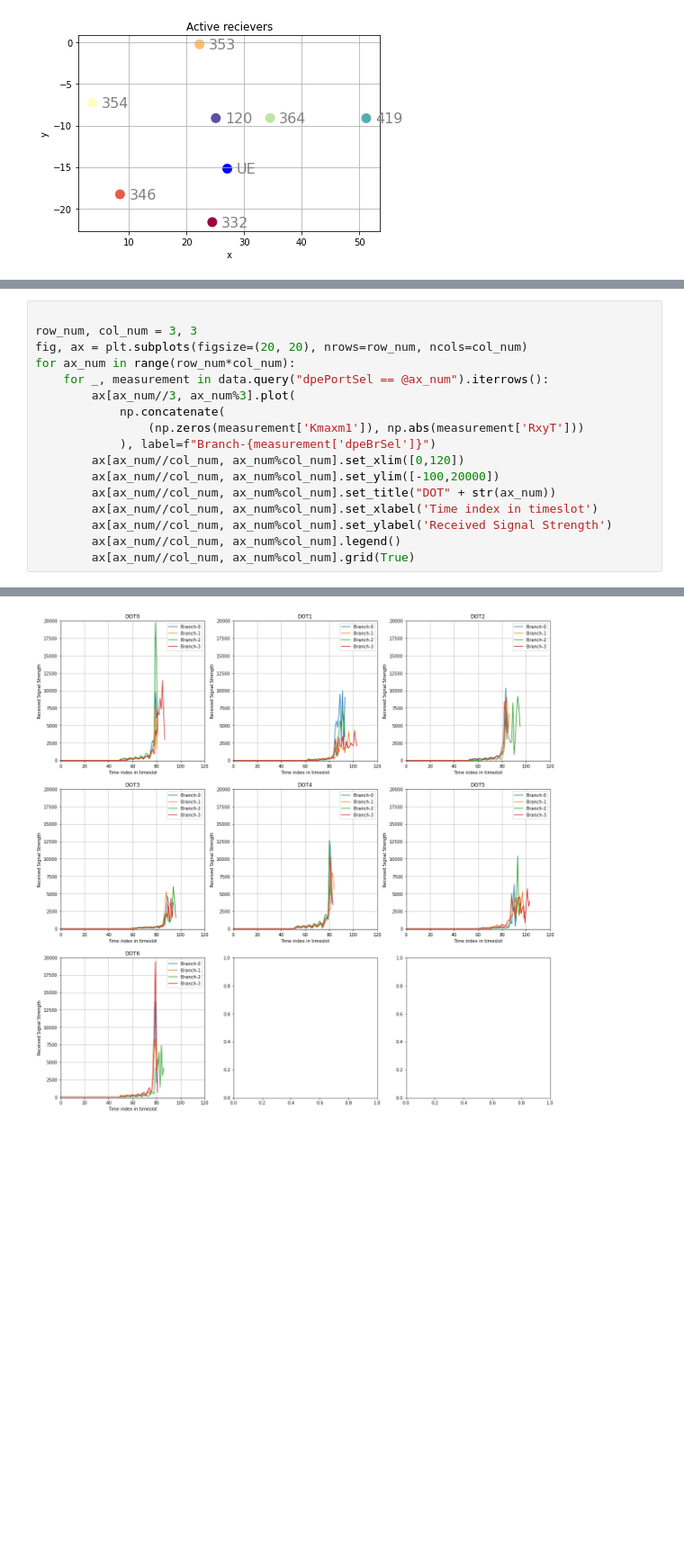
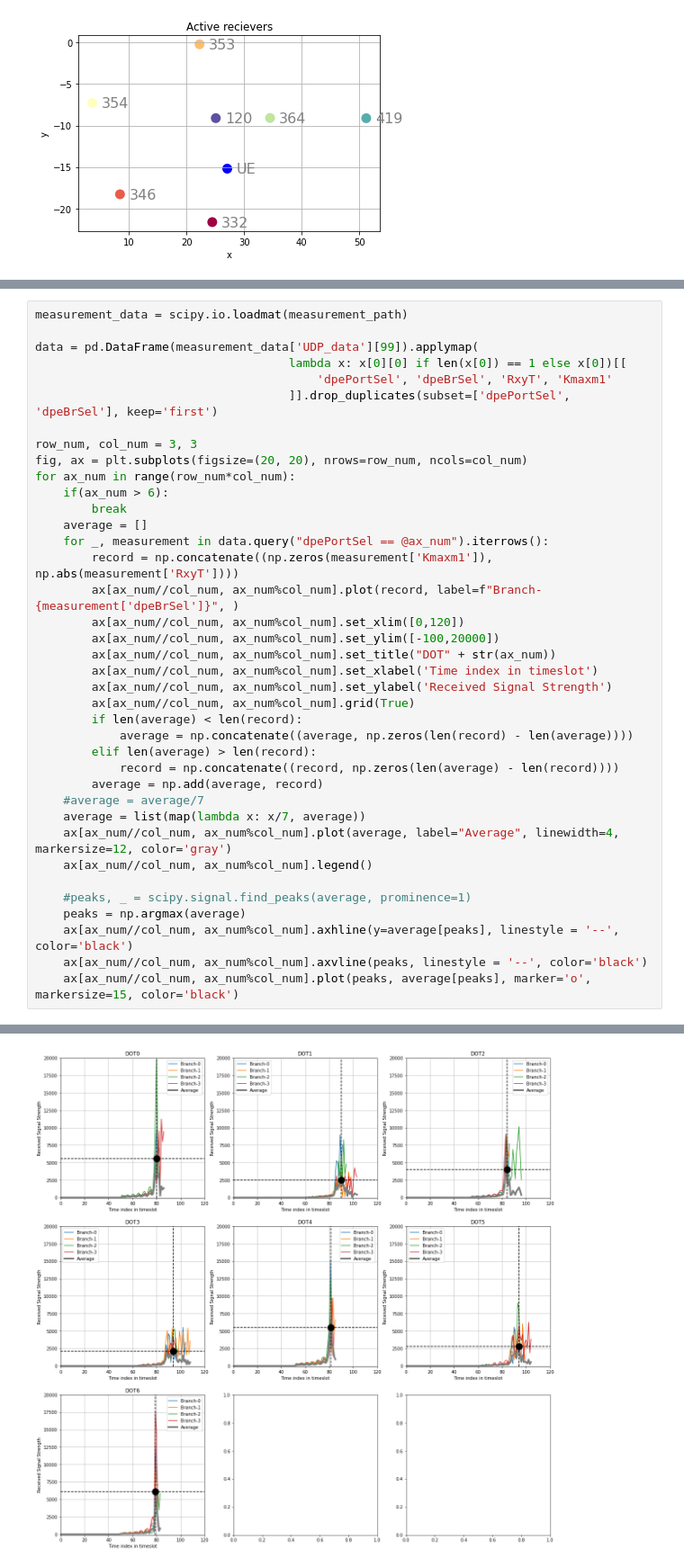
Before and after one commit to pintermatyas/Onlab-2022-23-2, a Jupyter notebook: Project/tdoa_sample.ipynb, the cells around one changed output, grey strips where cells are left out. Shown: that part at 90% size. Cells and saved outputs as stored; diff of their text form; blank space fills up the shorter version.

Commit message:
Showing global maximums on the plots

```diff
--- a/Project/tdoa_sample.ipynb
+++ b/Project/tdoa_sample.ipynb
@@ -128,18 +96,39 @@ Consider mio5.varmats_from_mat to split file into single variable files
 # %%
+measurement_data = scipy.io.loadmat(measurement_path)
+
+data = pd.DataFrame(measurement_data['UDP_data'][99]).applymap(
+                                    lambda x: x[0][0] if len(x[0]) == 1 else x[0])[[
+                                        'dpePortSel', 'dpeBrSel', 'RxyT', 'Kmaxm1'
+                                    ]].drop_duplicates(subset=['dpePortSel', 'dpeBrSel'], keep='first')
 
 row_num, col_num = 3, 3
 fig, ax = plt.subplots(figsize=(20, 20), nrows=row_num, ncols=col_num)
 for ax_num in range(row_num*col_num):
+    if(ax_num > 6):
+        break
+    average = []
     for _, measurement in data.query("dpePortSel == @ax_num").iterrows():
-        ax[ax_num//3, ax_num%3].plot(
-            np.concatenate(
-                (np.zeros(measurement['Kmaxm1']), np.abs(measurement['RxyT']))
-            ), label=f"Branch-{measurement['dpeBrSel']}")
+        record = np.concatenate((np.zeros(measurement['Kmaxm1']), np.abs(measurement['RxyT'])))
+        ax[ax_num//col_num, ax_num%col_num].plot(record, label=f"Branch-{measurement['dpeBrSel']}", )
         ax[ax_num//col_num, ax_num%col_num].set_xlim([0,120])
         ax[ax_num//col_num, ax_num%col_num].set_ylim([-100,20000])
         ax[ax_num//col_num, ax_num%col_num].set_title("DOT" + str(ax_num))
         ax[ax_num//col_num, ax_num%col_num].set_xlabel('Time index in timeslot')
         ax[ax_num//col_num, ax_num%col_num].set_ylabel('Received Signal Strength')
-        ax[ax_num//col_num, ax_num%col_num].legend()
         ax[ax_num//col_num, ax_num%col_num].grid(True)
+        if len(average) < len(record):
+            average = np.concatenate((average, np.zeros(len(record) - len(average))))
+        elif len(average) > len(record):
+            record = np.concatenate((record, np.zeros(len(average) - len(record))))
+        average = np.add(average, record)
+    #average = average/7
+    average = list(map(lambda x: x/7, average))
+    ax[ax_num//col_num, ax_num%col_num].plot(average, label="Average", linewidth=4, markersize=12, color='gray')
+    ax[ax_num//col_num, ax_num%col_num].legend()
+
+    #peaks, _ = scipy.signal.find_peaks(average, prominence=1)
+    peaks = np.argmax(average)
+    ax[ax_num//col_num, ax_num%col_num].axhline(y=average[peaks], linestyle = '--', color='black')
+    ax[ax_num//col_num, ax_num%col_num].axvline(peaks, linestyle = '--', color='black')
+    ax[ax_num//col_num, ax_num%col_num].plot(peaks, average[peaks], marker='o', markersize=15, color='black')
 # %% [output]
@@ -146 +137 @@ for ax_num in range(row_num*col_num):
-[figure, old version]
+[figure, new version]
```
Also changed, not shown: parts of 3 cells of this notebook.
